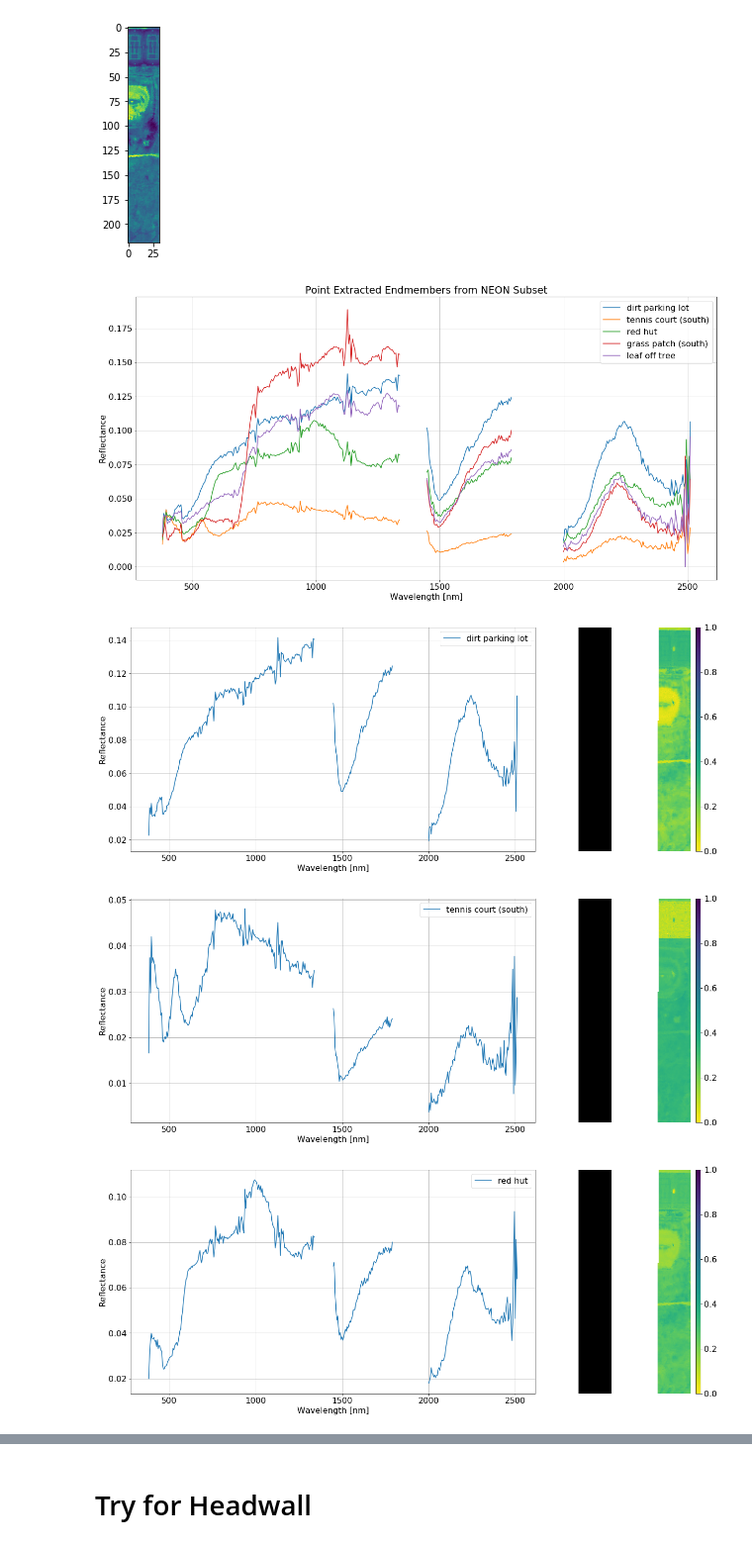
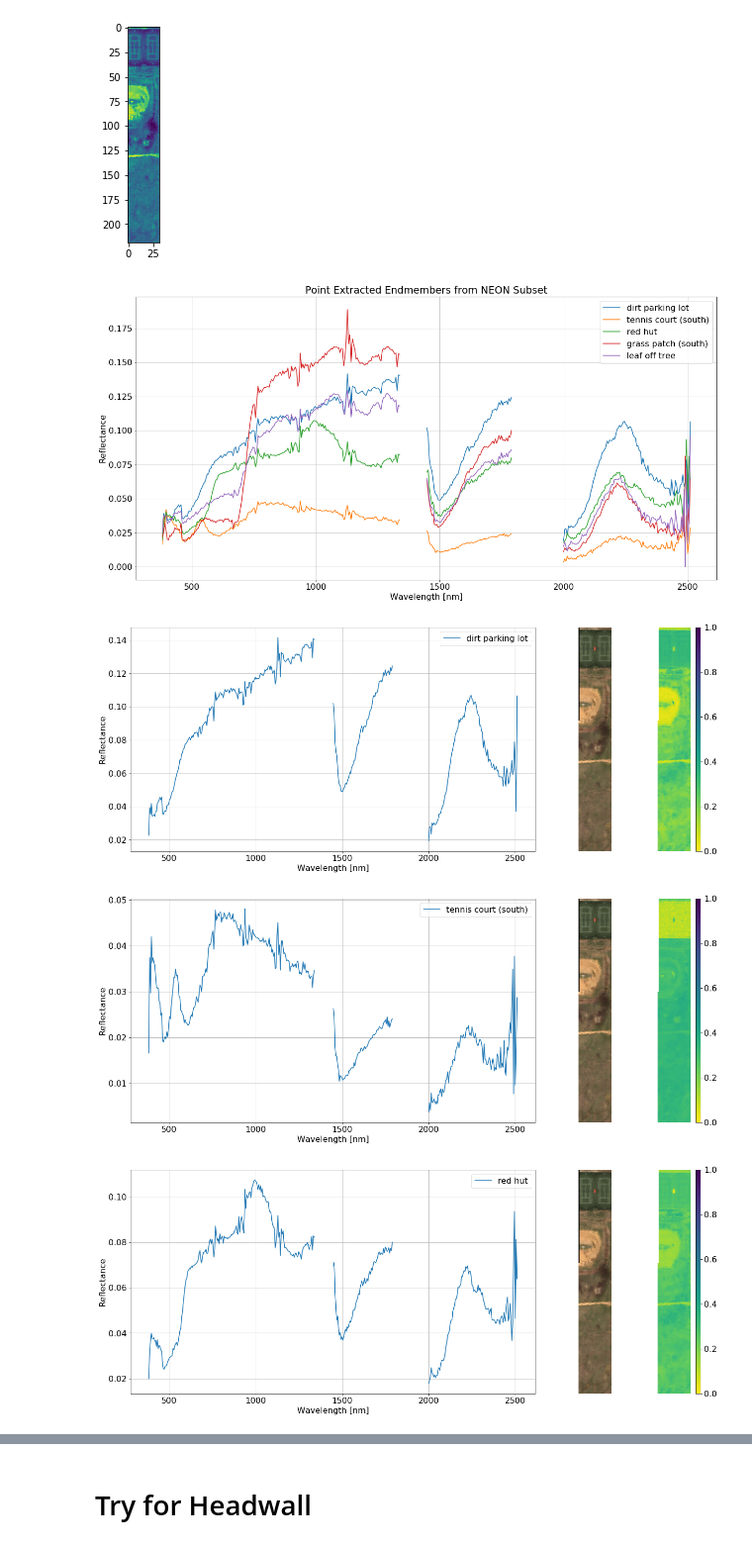
Before and after one commit to earthlab/neon-headwall-data, a Jupyter notebook: notebooks/CU_South_SAM_reflectance.ipynb, the cells around one changed output, grey strips where cells are left out. Shown at 99% size. Saved outputs shown, nothing was run; the diff lists cells and outputs as text; code cells hidden in the pictures.

Commit message:
final figures for AGU

```diff
--- a/notebooks/CU_South_SAM_reflectance.ipynb
+++ b/notebooks/CU_South_SAM_reflectance.ipynb
@@ -214,39 +214,42 @@ plt.show()
 # Plot the abundance maps
 ab_maps = np.array([[SAM(sample, em) for sample in neon_reshp] for em in Ue]).reshape((neon_shp[0], neon_shp[1], 5))
 
+rgb = neon_sub_cube.values[:,:,[54, 34, 22]]
+rgb[np.isnan(rgb)]=0
+
 for i,em in enumerate(Ue):
     fig = plt.figure(figsize=(20,8))
     gs = gridspec.GridSpec(1, 3, width_ratios=[8, 1, 1])
 
     ax0 = plt.subplot(gs[0])
     p0 = ax0.plot(neon_wav, em, label=gdf.comments[i])
     ax0.legend()
     ax0.grid(True)
     ax0.set_xlabel('Wavelength [nm]')
     ax0.set_ylabel('Reflectance')
 
     ax1 = plt.subplot(gs[1])
-    im1 = ax1.imshow(bytescale(neon_sub_cube.values[:,:,[54, 34, 22]]))
+    im1 = ax1.imshow(bytescale(rgb))
     ax1.axis('off')
 
     ax2 = plt.subplot(gs[2])
     smap = np.array([nansam(em, sample) for sample in neon_reshp]).reshape((neon_shp[0], neon_shp[1]))
     im2 = ax2.imshow(smap, cmap='viridis_r', vmin=0., vmax=1.)
     ax2.axis('off')
 
 
     divider = make_axes_locatable(ax2)
     cax = divider.append_axes("right", size="15%", pad=0.15)
 
     plt.colorbar(im2, cax=cax)
     plt.show()
 
 print('*****************************************************************************')
 print('*****************************************************************************')
 print('*****************************************************************************')
 print('*****************************************************************************')
 # %% [output]
 [figure]
-[figure, old version]
+[figure, new version]
-[figure, old version]
+[figure, new version]
-[figure, old version]
+[figure, new version]
```
Also changed, not shown: parts of 6 cells of this notebook.
